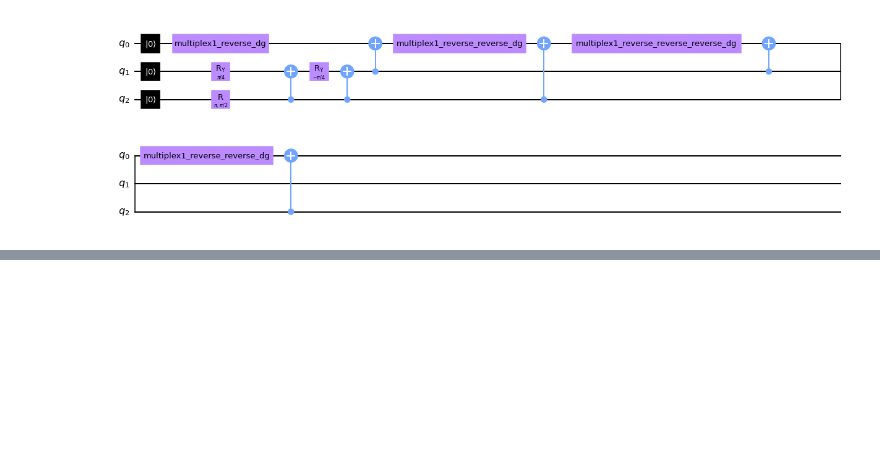
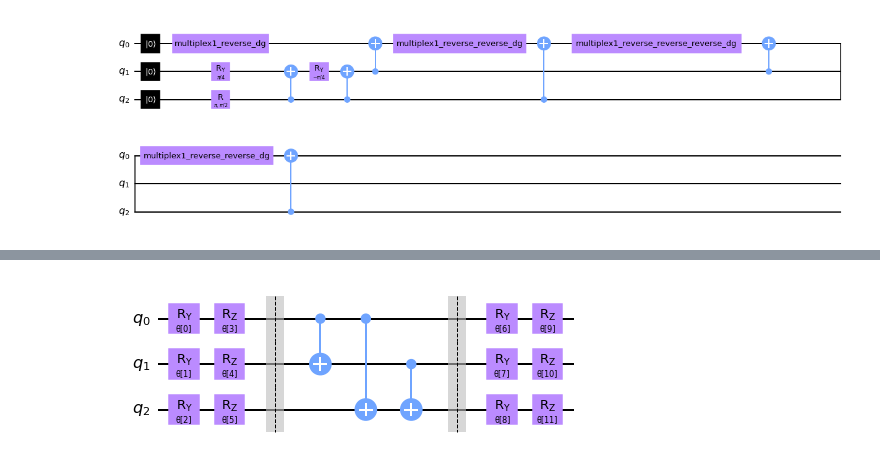
Before and after one commit to JesS5116/Intro_to_Quantum_Computing_Basics, a Jupyter notebook: notebooks/002_MachineLearning/002_DataEncoding.ipynb, the cells around one changed output, grey strips where cells are left out. Saved outputs shown, nothing was run; the diff lists cells and outputs as text; code cells hidden in the pictures; blank space fills up the shorter version.

```diff
--- a/notebooks/002_MachineLearning/002_DataEncoding.ipynb
+++ b/notebooks/002_MachineLearning/002_DataEncoding.ipynb
@@ -23,0 +61,5 @@ qc.decompose().decompose().decompose().decompose().decompose().draw(output='mpl'
+# %%
+circuit = EfficientSU2(num_qubits=3, reps=1, insert_barriers=True)
+circuit.decompose().draw(output='mpl')
+# %% [output]
+[figure, added]
```
Also changed, not shown: parts of 13 cells of this notebook.
